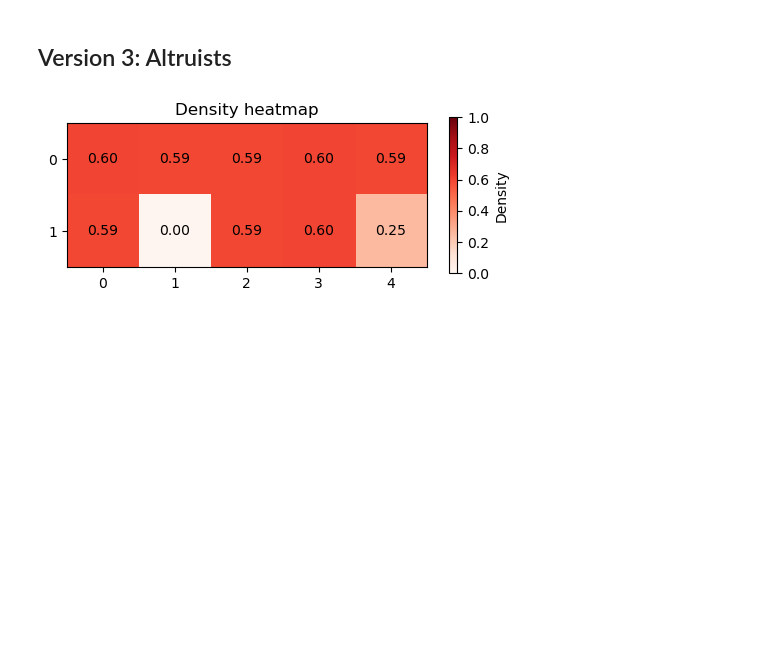
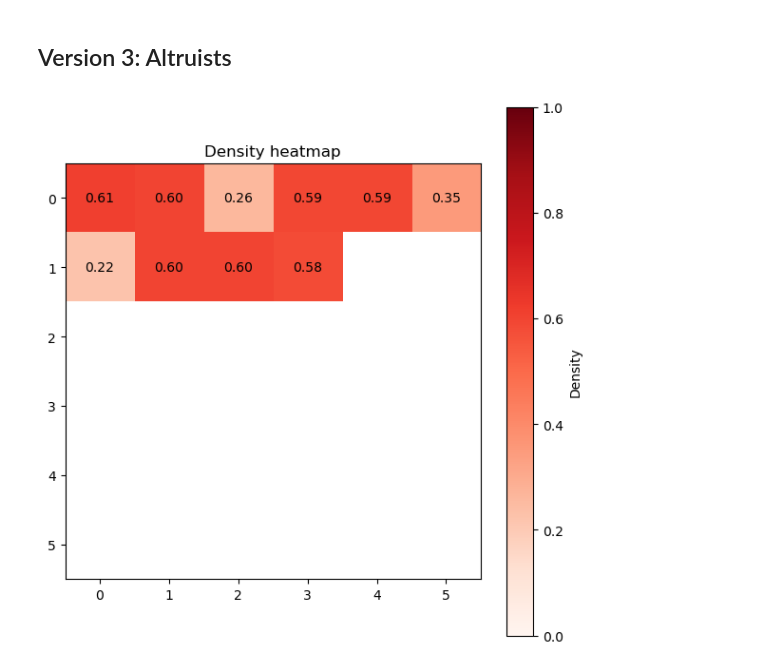
Before and after one commit to TalionS/Schelling-simulation, a Jupyter notebook: Schelling_model.ipynb, the cells around one changed output. Saved outputs shown, nothing was run; the diff lists cells and outputs as text; code cells hidden in the pictures; blank space fills up the shorter version.

```diff
--- a/Schelling_model.ipynb
+++ b/Schelling_model.ipynb
@@ -154,13 +151,13 @@ T = 0.8
 # %%
-def version_1(Q, H, rho0, max_steps, m, alpha, T):
+def version_1(Q, H, rho0, max_steps, m, alpha, T, m_tab = None):
     # === Initialize ===
     occupied = initialization.init_random(Q, H, rho0)
     # utils.plot_density_heatmap(6, 6, occupied / H, title='Density heatmap', xlabel='', ylabel='')
     # === Main loop ===
     utility_func = lambda x: utils.asymmetric_triangle_utility(x, right_y=m)
 
-    for step in range(max_steps):
-
+    step = 0
+    while True:
         # Stopping criterion
         if stop_criterion.stop_after_fixed_steps(step, max_steps):
             print(f"Stopped at step {step}")
@@ -173,9 +170,10 @@ def version_1(Q, H, rho0, max_steps, m, alpha, T):
         to_block = target_selector.select_target_random_cell(occupied, H)
 
         # 3. Check if move is accepted (Δu > 0)
-        if move_acceptor.accept_metropolis(from_block, to_block, occupied, H, utility_func, alpha, T):
+        if move_acceptor.accept_metropolis(from_block, to_block, occupied, H, utility_func, alpha, T, m_tab):
             occupied[from_block] -= 1
             occupied[to_block] += 1
+        step += 1
 
     return occupied
 # %%
@@ -184,7 +182,8 @@ max_social_welfare = 1 * Q * H * rho0
 PoAs = []
 utility_func = lambda x: utils.asymmetric_triangle_utility(x, right_y=m)
 for alpha in alphas:
-    occupied = version_1(Q, H, rho0, max_steps, m, alpha, T)
+    m_tab = move_acceptor.build_marginal_table(H, utility_func)
+    occupied = version_1(Q, H, rho0, max_steps, m, alpha, T, m_tab)
     PoA = np.sum(utility_func(occupied / H) * occupied) / max_social_welfare
     PoAs.append(PoA)
     print(PoA)
@@ -245,16 +251,16 @@ def version_3(Q, H, rho0, p, max_steps):
             occupied[to_block] += 1
             agents[idx][0] = to_block
 
-    return occupied
+    return occupied, agents
 # %%
 # === Parameters ===
-Q = 10        # number of neighborhoods
+Q = 10       # number of neighborhoods
 H = 100        # capacity per block
 rho0 = 0.5    # initial global density
-max_steps = 100000
-p = 0.05
-occupied = version_3(Q, H, rho0, p, max_steps)
+max_steps = int(1 * Q * H * rho0)
+p = 1 / Q
+occupied, agents = version_3(Q, H, rho0, p, max_steps)
 # %%
-utils.plot_density_heatmap(2, 5, occupied / H, title='Density heatmap', xlabel='', ylabel='')
+utils.plot_density_heatmap(6, 6, occupied / H, title='Density heatmap', xlabel='', ylabel='')
 # %% [output]
-[figure, old version]
+[figure, new version]
```
Also changed, not shown: parts of 6 cells of this notebook, 3 other files.
